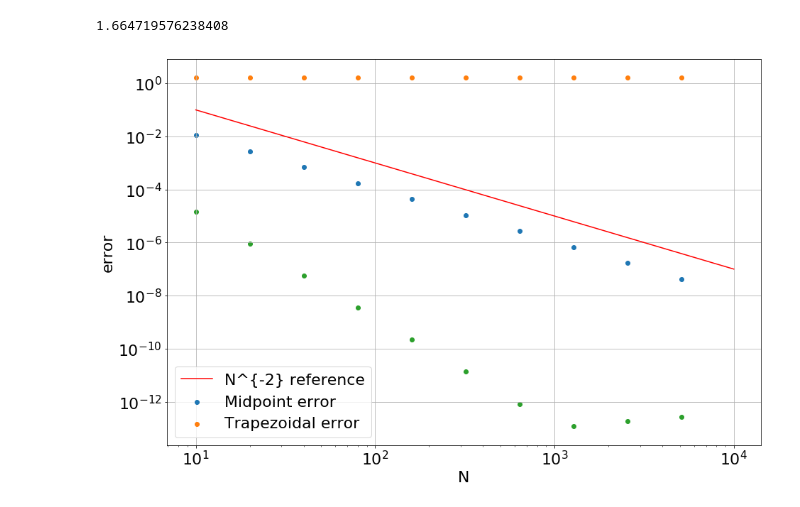
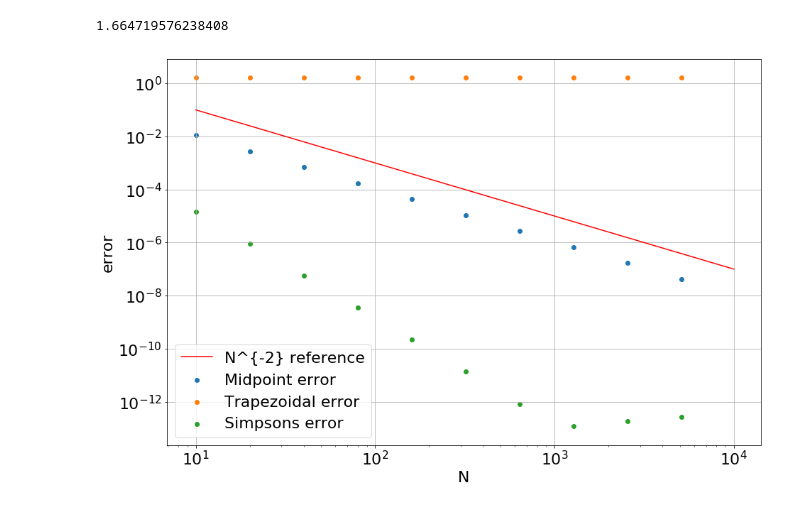
Before and after one commit to nielsw2/ACM20030-Examples, a Jupyter notebook: NumericalIntegration/SimpsonsRule.ipynb, the cells around one changed output. Drawn from its saved outputs; the diff is of its cells as text; code cells hidden in the pictures.

Commit message:
Add simpsons error to legend

```diff
--- a/NumericalIntegration/SimpsonsRule.ipynb
+++ b/NumericalIntegration/SimpsonsRule.ipynb
@@ -56,17 +56,17 @@ while i < imax:
 # %%
 x = np.linspace(10,1e4)
 N2ref = 10*x**-2
 
 
 plt.grid(True)
 plt.xscale('log')
 plt.yscale('log')
 plt.xlabel('N')
 plt.ylabel('error')
 plt.scatter(errMidpoint[:,0], errMidpoint[:,1]);
 plt.scatter(errTrap[:,0], errTrap[:,1]);
 plt.scatter(errSimpsons[:,0], errSimpsons[:,1]);
 plt.plot(x,N2ref, color='red')
-plt.legend(['N^{-2} reference','Midpoint error', 'Trapezoidal error']);
+plt.legend(['N^{-2} reference','Midpoint error', 'Trapezoidal error', 'Simpsons error']);
 # %% [output]
-[figure, old version]
+[figure, new version]
```
